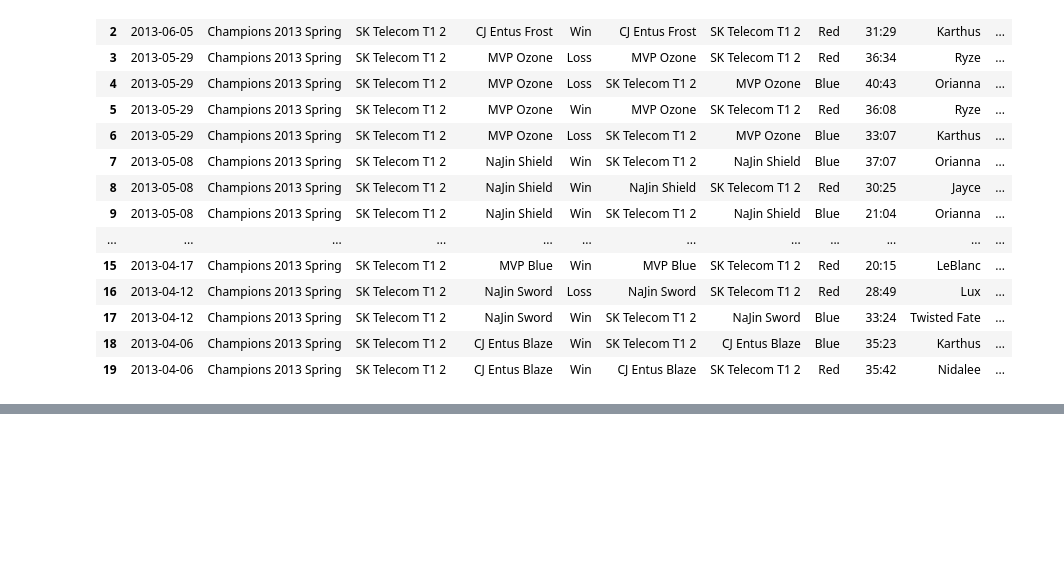
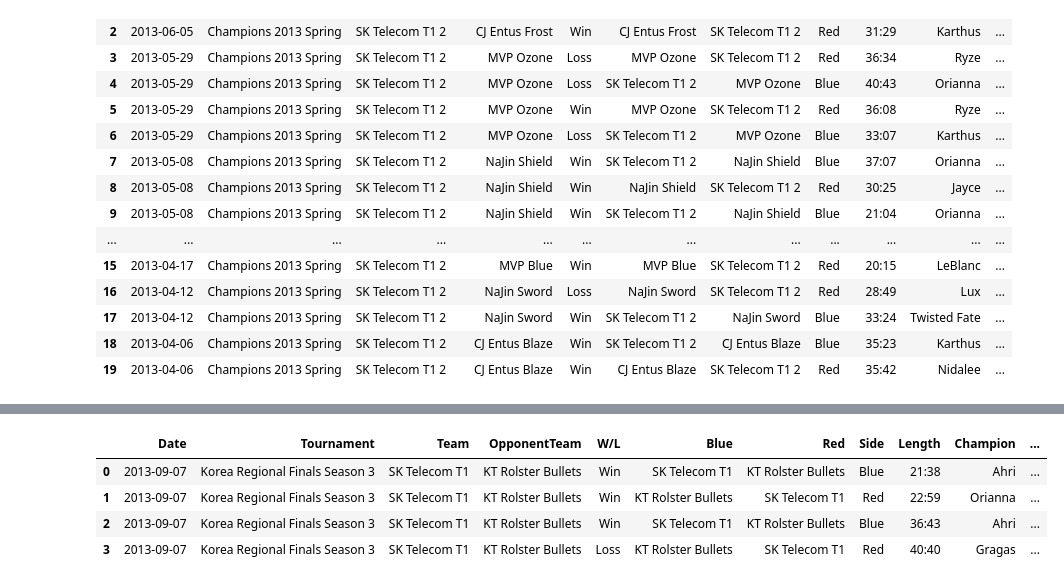
Before and after one commit to benbielin/lol-esports-stats, a Jupyter notebook: faker-stats.ipynb, the cells around one changed output, grey strips where cells are left out. Cells and saved outputs as stored; diff of their text form; code cells hidden in the pictures; blank space fills up the shorter version.

```diff
--- a/faker-stats.ipynb
+++ b/faker-stats.ipynb
@@ -321,0 +351,12 @@ faker_2013_spring.to_csv('faker_2013_spring.csv')
+# %%
+url = "https://lol.fandom.com/Special:RunQuery/MatchHistoryPlayer?MHP%5Bpreload%5D=Player&MHP%5Btournament%5D=Korea%20Regional%20Finals%20Season%203&MHP%5Bspl%5D=yes&MHP%5Blink%5D=Faker&_run="
+# %%
+table = get_html_table(url)
+faker_2013_regional_finals = get_tournament_df(table)
+faker_2013_regional_finals
+# %% [output]
+|  | Date | Tournament | Team | OpponentTeam | W/L | Blue | Red | Side | Length | Champion | ... |
+| 0 | 2013-09-07 | Korea Regional Finals Season 3 | SK Telecom T1 | KT Rolster Bullets | Win | SK Telecom T1 | KT Rolster Bullets | Blue | 21:38 | Ahri | ... |
+| 1 | 2013-09-07 | Korea Regional Finals Season 3 | SK Telecom T1 | KT Rolster Bullets | Win | KT Rolster Bullets | SK Telecom T1 | Red | 22:59 | Orianna | ... |
+| 2 | 2013-09-07 | Korea Regional Finals Season 3 | SK Telecom T1 | KT Rolster Bullets | Win | SK Telecom T1 | KT Rolster Bullets | Blue | 36:43 | Ahri | ... |
+| 3 | 2013-09-07 | Korea Regional Finals Season 3 | SK Telecom T1 | KT Rolster Bullets | Loss | KT Rolster Bullets | SK Telecom T1 | Red | 40:40 | Gragas | ... |
```
Also changed, not shown: parts of 13 cells of this notebook.
